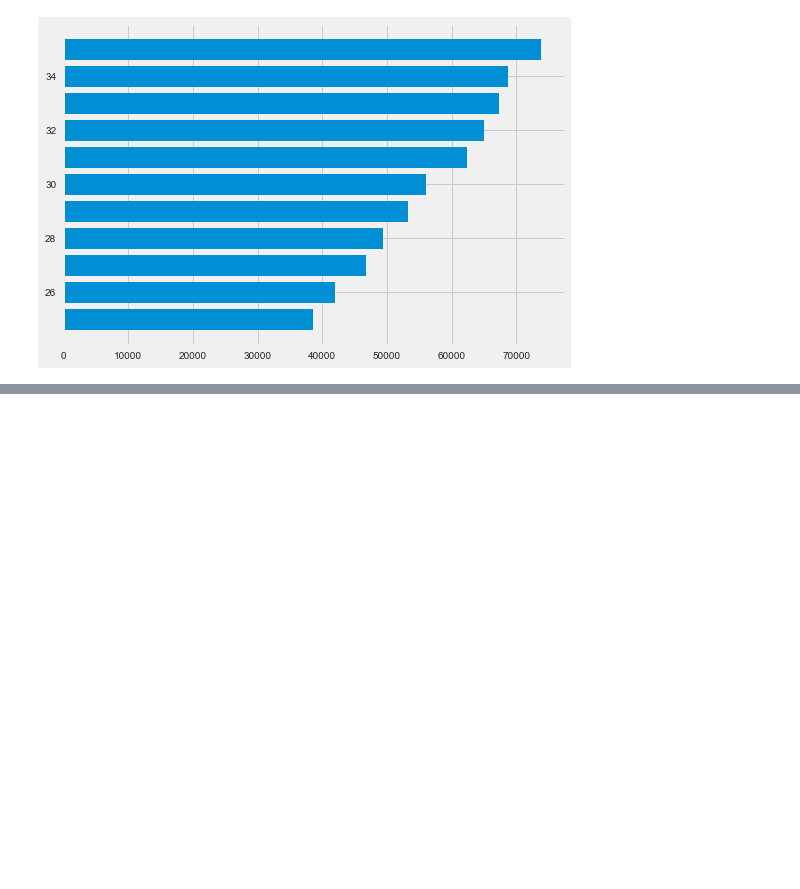
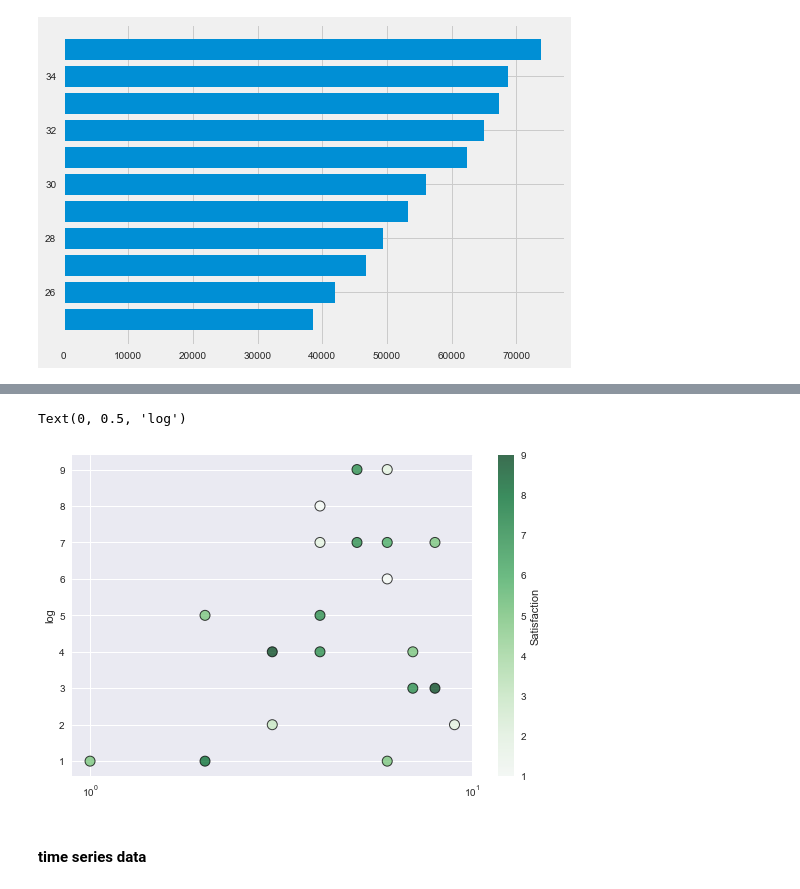
Before and after one commit to SoochowRobin/matplotlib_practice, a Jupyter notebook: matplotlib_practice.ipynb, the cells around one changed output, grey strips where cells are left out. Saved outputs shown, nothing was run; the diff lists cells and outputs as text; code cells hidden in the pictures; blank space fills up the shorter version.

```diff
--- a/matplotlib_practice.ipynb
+++ b/matplotlib_practice.ipynb
@@ -65,0 +91,14 @@ ax.barh(ages_x, dev_y)  # just change bar to barh()
+# %%
+plt.scatter(x, y, s=100, c=colors, cmap='Greens',
+           edgecolor='black', linewidth=1, alpha=0.75) # s parameter means the size of dot
+
+
+cbar = plt.colorbar() # set color bar
+cbar.set_label('Satisfaction')
+plt.xscale('log')
+plt.ylabel('log') # we could set xscale to log scale
+# %% [output]
+Text(0, 0.5, 'log')
+[figure, added]
+# %% [markdown]
+#### time series data
```
Also changed, not shown: parts of 12 cells of this notebook.
